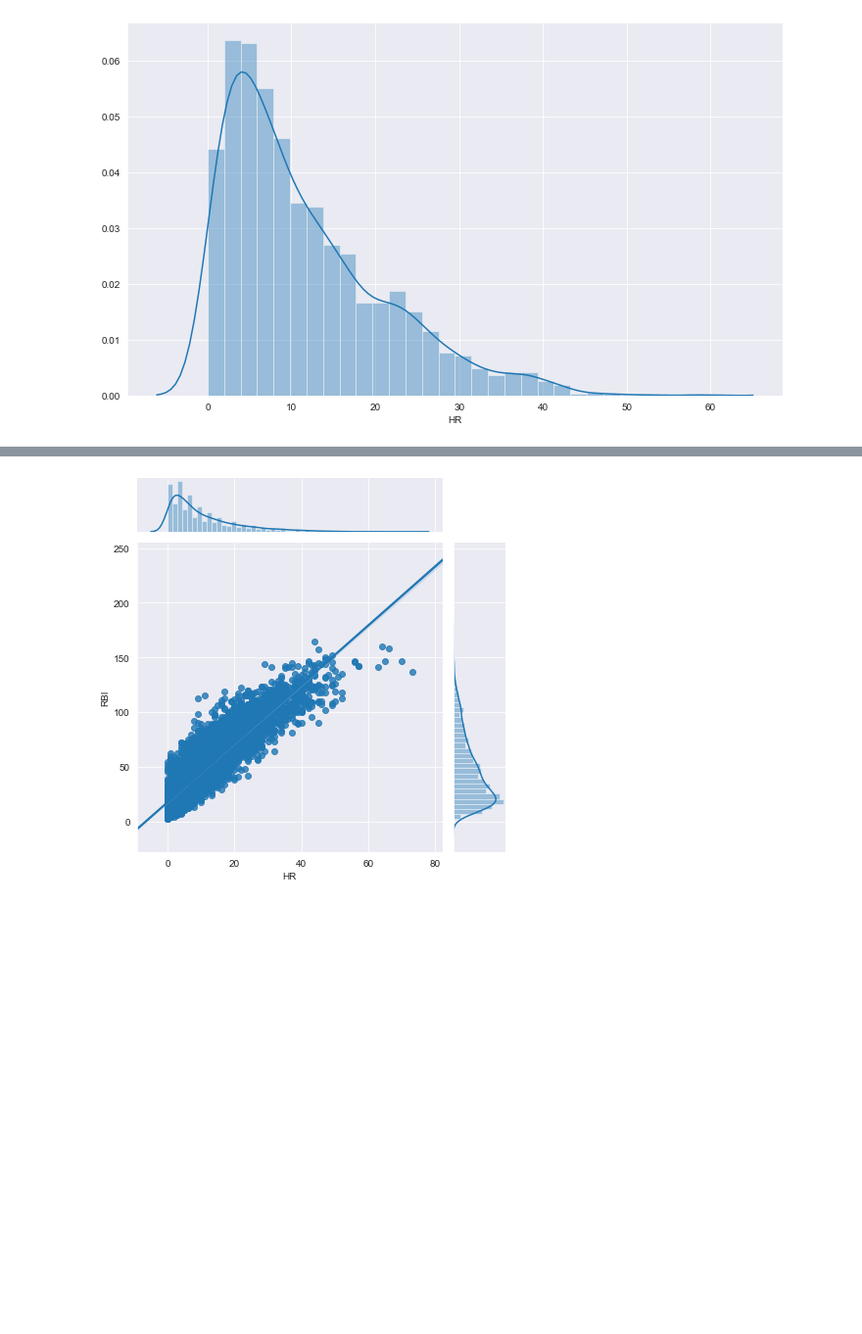
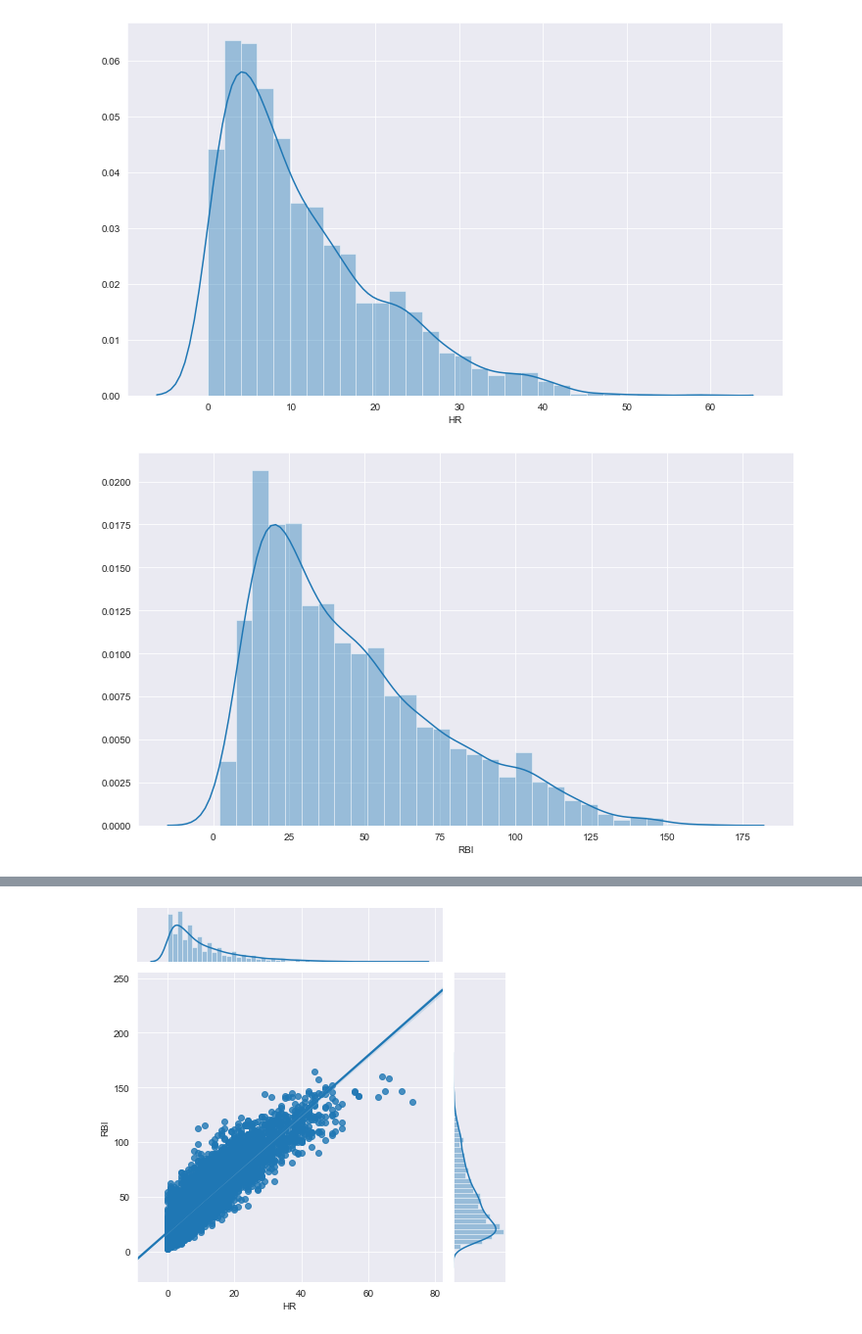
Before and after one commit to cjriggio/juiced, a Jupyter notebook: juiced-EDA.ipynb, the cells around one changed output, grey strips where cells are left out. Shown at 98% size. Saved outputs shown, nothing was run; the diff lists cells and outputs as text; code cells hidden in the pictures; blank space fills up the shorter version.

```diff
--- a/juiced-EDA.ipynb
+++ b/juiced-EDA.ipynb
@@ -217,3 +221,8 @@ plt.figure(figsize=(12,7))
 sns.distplot(juicedAB['HR'], bins=30);
 # %% [output]
 [figure]
+# %%
+plt.figure(figsize=(12,7))
+sns.distplot(steroidsAB['RBI'], bins=30,);
+# %% [output]
+[figure, added]
```
Also changed, not shown: parts of 9 cells of this notebook, 5 other files.
